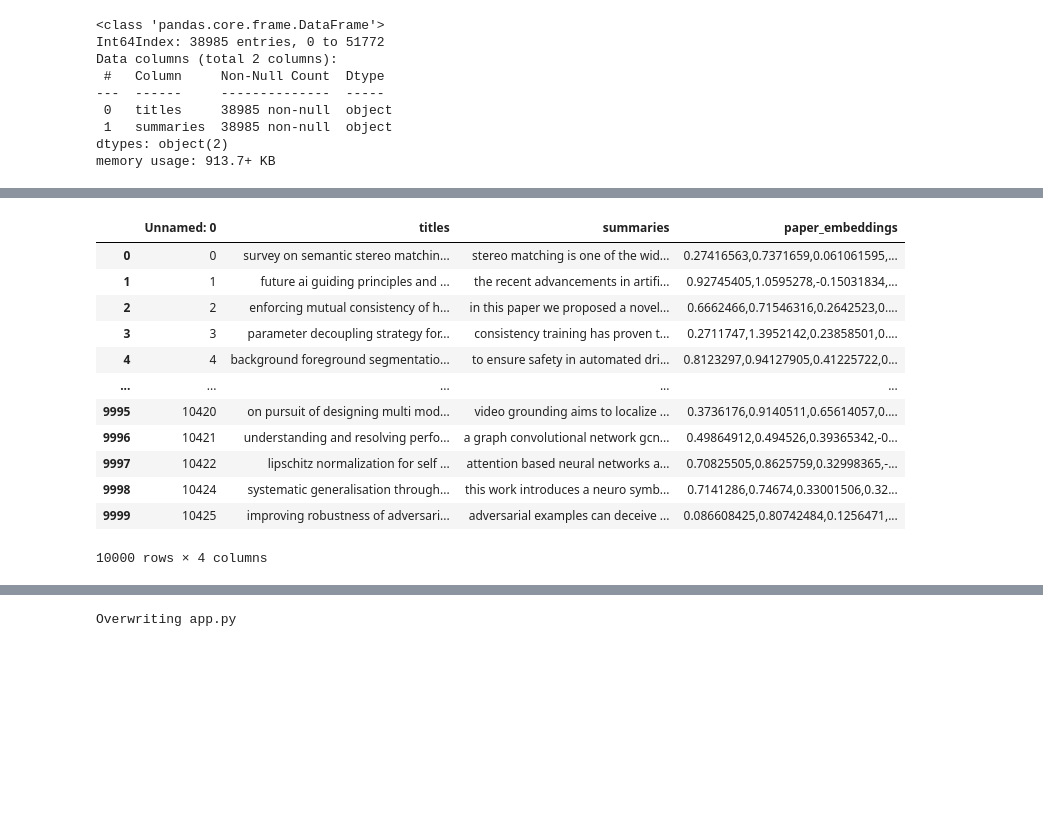
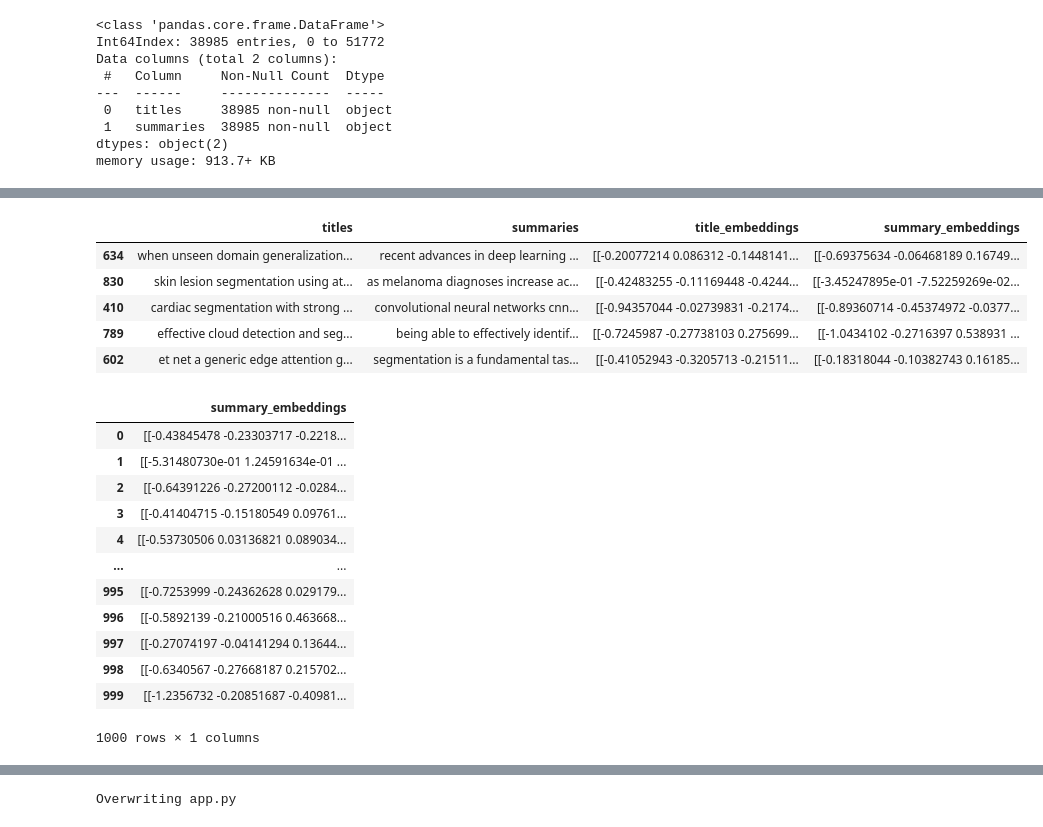
Before and after one commit to KevKibe/LSTM-Model-on-Arxiv-Data, a Jupyter notebook: ML_paper_recommendation.ipynb, the cells around one changed output, grey strips where cells are left out. Cells and saved outputs as stored; diff of their text form; code cells hidden in the pictures; blank space fills up the shorter version.

```diff
--- a/ML_paper_recommendation.ipynb
+++ b/ML_paper_recommendation.ipynb
@@ -248,18 +194,27 @@ files.download("df_final.csv")
-# %%
-df = pd.read_csv("df_final_small.csv")
-df.drop(['0'],inplace=True, axis=1)
-df
-# %% [output]
-|  | Unnamed: 0 | titles | summaries | paper_embeddings |
-| 0 | 0 | survey on semantic stereo matchin... | stereo matching is one of the wid... | 0.27416563,0.7371659,0.061061595,... |
-| 1 | 1 | future ai guiding principles and ... | the recent advancements in artifi... | 0.92745405,1.0595278,-0.15031834,... |
-| 2 | 2 | enforcing mutual consistency of h... | in this paper we proposed a novel... | 0.6662466,0.71546316,0.2642523,0.... |
-| 3 | 3 | parameter decoupling strategy for... | consistency training has proven t... | 0.2711747,1.3952142,0.23858501,0.... |
-| 4 | 4 | background foreground segmentatio... | to ensure safety in automated dri... | 0.8123297,0.94127905,0.41225722,0... |
-| ... | ... | ... | ... | ... |
-| 9995 | 10420 | on pursuit of designing multi mod... | video grounding aims to localize ... | 0.3736176,0.9140511,0.65614057,0.... |
-| 9996 | 10421 | understanding and resolving perfo... | a graph convolutional network gcn... | 0.49864912,0.494526,0.39365342,-0... |
-| 9997 | 10422 | lipschitz normalization for self ... | attention based neural networks a... | 0.70825505,0.8625759,0.32998365,-... |
-| 9998 | 10424 | systematic generalisation through... | this work introduces a neuro symb... | 0.7141286,0.74674,0.33001506,0.32... |
-| 9999 | 10425 | improving robustness of adversari... | adversarial examples can deceive ... | 0.086608425,0.80742484,0.1256471,... |
-10000 rows × 4 columns
+# %%
+proc_df=pd.read_csv('MLpaperembed.csv',index_col=[0])
+proc_df.sample(5)
+# %% [output]
+|  | titles | summaries | title_embeddings | summary_embeddings |
+| 634 | when unseen domain generalization... | recent advances in deep learning ... | [[-0.20077214 0.086312 -0.1448141... | [[-0.69375634 -0.06468189 0.16749... |
+| 830 | skin lesion segmentation using at... | as melanoma diagnoses increase ac... | [[-0.42483255 -0.11169448 -0.4244... | [[-3.45247895e-01 -7.52259269e-02... |
+| 410 | cardiac segmentation with strong ... | convolutional neural networks cnn... | [[-0.94357044 -0.02739831 -0.2174... | [[-0.89360714 -0.45374972 -0.0377... |
+| 789 | effective cloud detection and seg... | being able to effectively identif... | [[-0.7245987 -0.27738103 0.275699... | [[-1.0434102 -0.2716397 0.538931 ... |
+| 602 | et net a generic edge attention g... | segmentation is a fundamental tas... | [[-0.41052943 -0.3205713 -0.21511... | [[-0.18318044 -0.10382743 0.16185... |
+# %%
+proc_df.drop(['title_embeddings','summaries','titles'], inplace=True, axis=1)
+proc_df
+# %% [output]
+|  | summary_embeddings |
+| 0 | [[-0.43845478 -0.23303717 -0.2218... |
+| 1 | [[-5.31480730e-01 1.24591634e-01 ... |
+| 2 | [[-0.64391226 -0.27200112 -0.0284... |
+| 3 | [[-0.41404715 -0.15180549 0.09761... |
+| 4 | [[-0.53730506 0.03136821 0.089034... |
+| ... | ... |
+| 995 | [[-0.7253999 -0.24362628 0.029179... |
+| 996 | [[-0.5892139 -0.21000516 0.463668... |
+| 997 | [[-0.27074197 -0.04141294 0.13644... |
+| 998 | [[-0.6340567 -0.27668187 0.215702... |
+| 999 | [[-1.2356732 -0.20851687 -0.40981... |
+1000 rows × 1 columns
```
Also changed, not shown: parts of 21 cells of this notebook.
